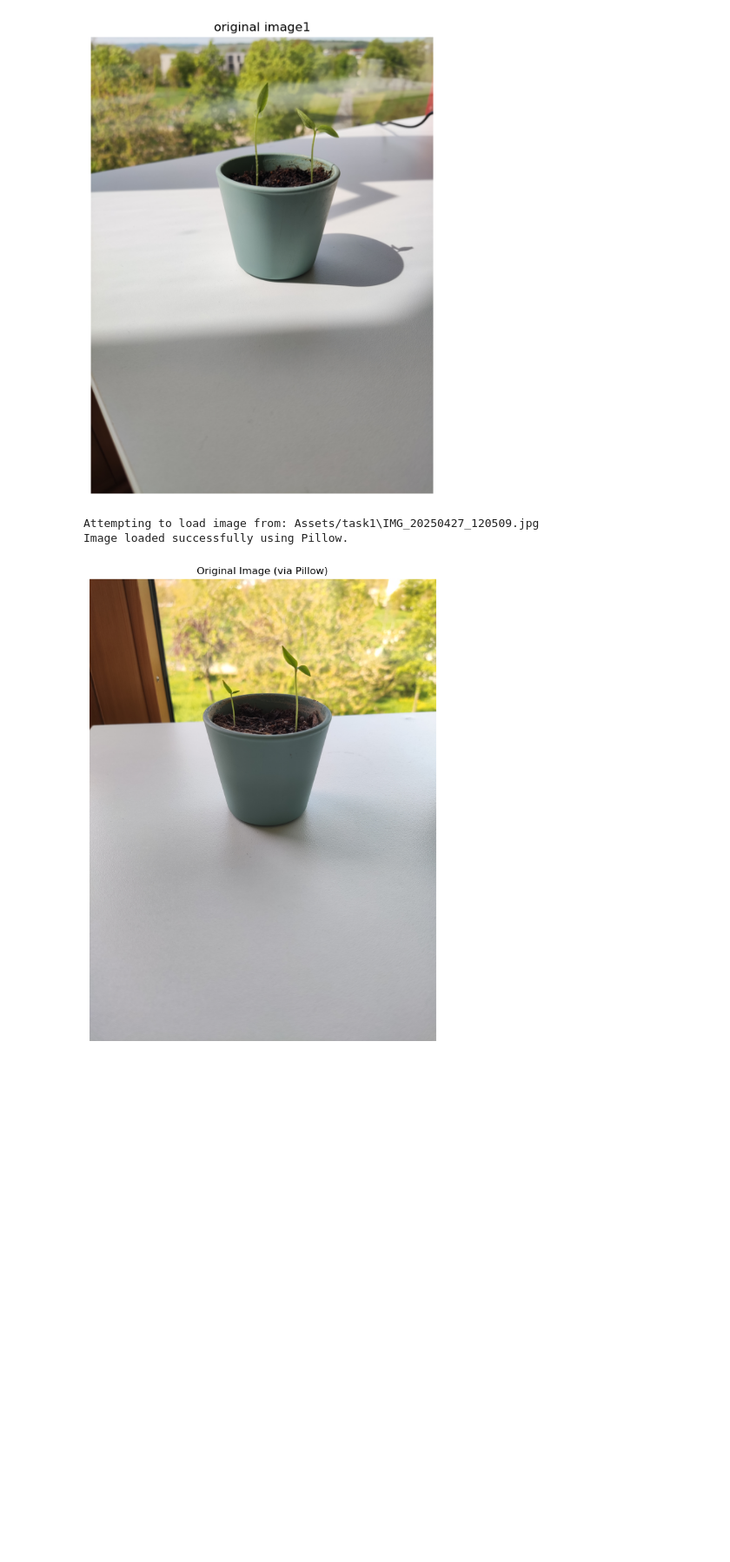
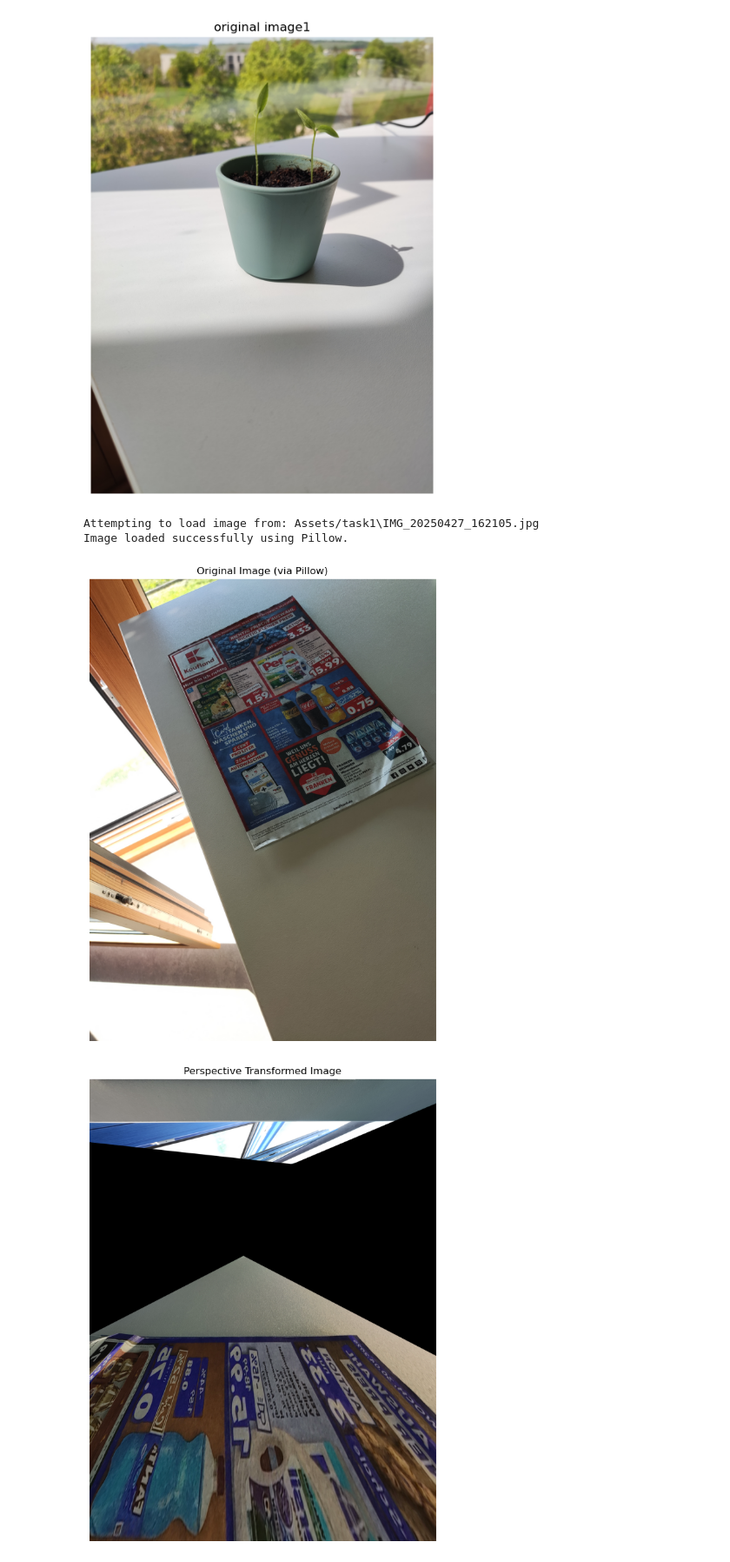
Before and after one commit to Yeeyao/JMUComputerVisionHomework, a Jupyter notebook: week1.ipynb, the cells around one changed output. Shown at 87% size. Drawn from its saved outputs; the diff is of its cells as text; code cells hidden in the pictures; blank space fills up the shorter version.

```diff
--- a/week1.ipynb
+++ b/week1.ipynb
@@ -49,12 +49,13 @@ import cv2 as cv
 import numpy as np
 from PIL import Image, ImageOps
 
+
 def perspective_transform_image(image_cv, src_points, dst_points):
     M = cv.getPerspectiveTransform(src_points, dst_points)
     height, width = image_cv.shape[:2]
     return cv.warpPerspective(image_cv, M, (width, height))
 
-# code generated by Google aistudio: Gemini 2.5 Pro Preview 03-25
+## code generated by Google aistudio: Gemini 2.5 Pro Preview 03-25
 # I don't know how to display my photo taken by my phone which has sRGB color representation property
 def display_image(image_np, title='Image'):
     """Displays a NumPy array image using Matplotlib."""
@@ -67,42 +68,55 @@ def display_image(image_np, title='Image'):
         # plt.imshow(image_np, cmap='gray')
         return
     # Increased size slightly
-    fig, ax = plt.subplot(figsize=(10,10))
+    fig, ax = plt.subplots(figsize=(10,10))
     ax.imshow(image_np)
     ax.set_title(title)
     ax.axis('off')
-    #
-    # plt.figure(figsize=(10, 10)) # Increased size slightly
-    # # Assume input NumPy array is already in RGB order
-    # plt.imshow(image_np)
-    # plt.title(title)
-    # plt.axis('off')
-    # plt.show()
+    plt.show()
 
+## my own code
 task1_dir = "Assets/task1"
-task1_image1_name = "IMG_20250427_120509.jpg"
+task1_image1_name = "IMG_20250427_162105.jpg"
 image_path = path.join(task1_dir, task1_image1_name)
 print(f"Attempting to load image from: {image_path}")
 
-# code generated by Google aistudio: Gemini 2.5 Pro Preview 03-25
+## code generated by Google aistudio: Gemini 2.5 Pro Preview 03-25
 try:
     img_pil = Image.open(image_path)
     img_pil = ImageOps.exif_transpose(img_pil)
     if img_pil.mode != 'RGB':
         print(f"Converting image mode from {img_pil.mode} to RGB")
         img_pil = img_pil.convert('RGB')
     image1_np_rgb = np.array(img_pil)
 
     print("Image loaded successfully using Pillow.")
     display_image(image1_np_rgb, 'Original Image (via Pillow)')
 
+    image1 = cv.imread(image_path, cv.IMREAD_COLOR)
+
+    ## code from lab1
+    # left-top left-bottom right-top, right-bottom
+    src_pts = np.float32([[676, 666], [1434, 2355], [1755,143], [2995, 1585]])
+    output_width = 2311
+    output_height = 2219
+    dst_points = np.float32([
+        [0, 0],
+        [output_width - 1, 0],
+        [output_width - 1, output_height - 1],
+        [0, output_height - 1]
+    ])
+
+    perspective_transformed_image = perspective_transform_image(image1, src_pts, dst_points)
+    display_image(perspective_transformed_image, 'Perspective Transformed Image')
+
 
 
 except FileNotFoundError:
     print(f"Error: File not found at {image_path}")
 except Exception as e:
     print(f"An error occurred: {e}")
 # %% [output]
-Attempting to load image from: Assets/task1\IMG_20250427_120509.jpg
+Attempting to load image from: Assets/task1\IMG_20250427_162105.jpg
 Image loaded successfully using Pillow.
-[figure, old version]
+[figure, new version]
+[figure, added]
```
